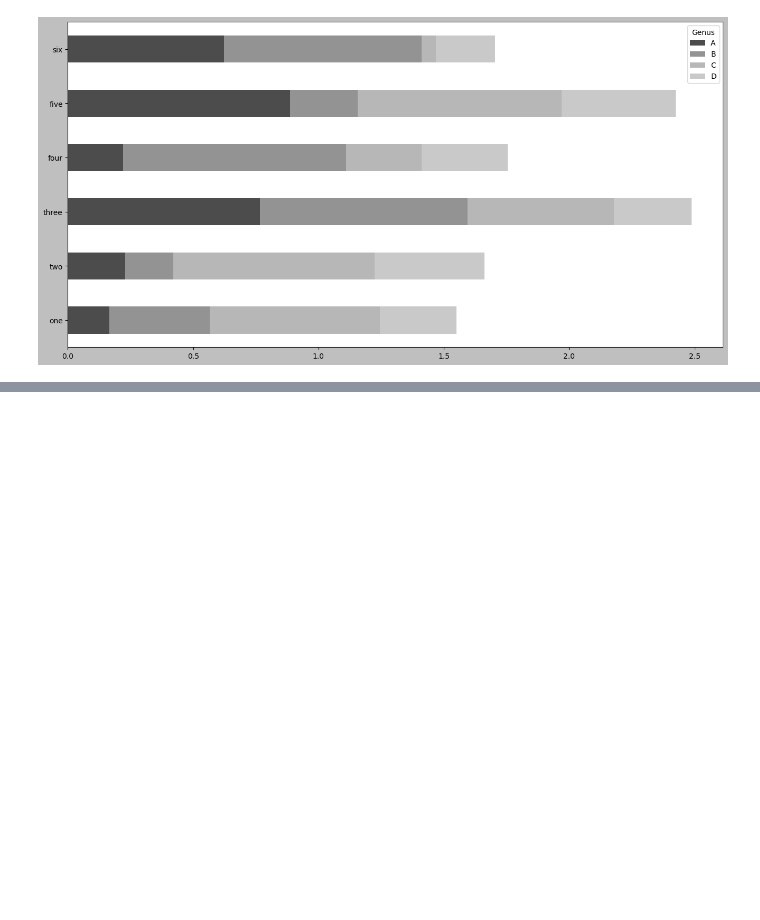
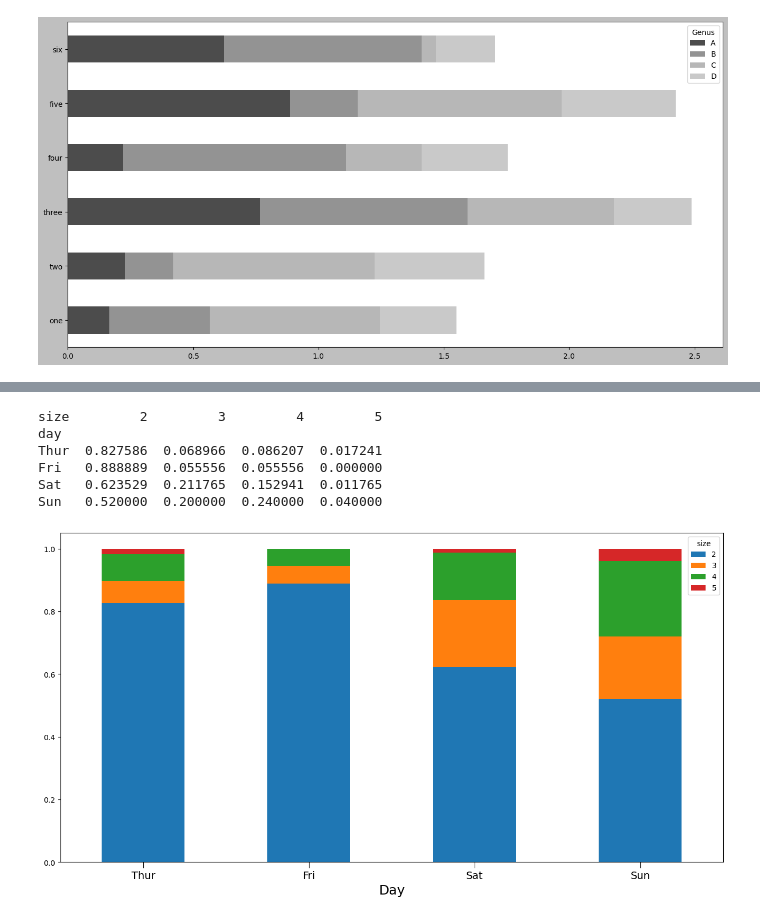
Before and after one commit to almanzanas/DataAnalystsJourney, a Jupyter notebook: python_data_analysis/basics/plotting_visualization.ipynb, the cells around one changed output, grey strips where cells are left out. Drawn from its saved outputs; the diff is of its cells as text; code cells hidden in the pictures; blank space fills up the shorter version.

Commit message:
Finishing visualizations

```diff
--- a/python_data_analysis/basics/plotting_visualization.ipynb
+++ b/python_data_analysis/basics/plotting_visualization.ipynb
@@ -28,12 +37,17 @@ matplotlib documentation: https://matplotlib.org/
 # %%
 import numpy as np
 import pandas as pd
-import matplotlib.pyplot as plt # Convention for matplotlib
+import seaborn as sns
+import matplotlib.pyplot as plt
 import warnings
 from datetime import datetime
+from sinfo import sinfo
 
+warnings.filterwarnings("ignore")
+
+# matplotlib:
 %matplotlib inline
-warnings.filterwarnings("ignore")
+plt.rc("figure", figsize=(16,8))
 # %% [markdown]
 ## A Brief matplotlib API Primer
 # %%
@@ -428,0 +422,5 @@ None
+# %%
+with open("datasets/tips.csv") as file:
+    tips = pd.read_csv(file)
+
+tips.info()
@@ -428,0 +450,6 @@ None
+# %%
+party_counts = pd.crosstab(tips["day"], tips["size"])
+
+party_counts = party_counts.reindex(index=["Thur", "Fri", "Sat", "Sun"])
+
+party_counts
@@ -428,0 +463,25 @@ None
+# %%
+"""
+    Removing columns 1 and 6 because are less representative.
+    Then, normalize the values to sum 1 per row.
+    And make the plot.
+"""
+party_counts = party_counts.loc[:, 2:5]
+
+party_pcts = party_counts.div(party_counts.sum(axis="columns"), axis="index")
+print(party_pcts)
+
+# Visualization
+fig, ax = plt.subplots()
+party_pcts.plot.bar(ax=ax, stacked=True)
+
+ax.set_xlabel("Day", fontsize=18)
+ax.tick_params(axis='x', rotation=0, labelsize=14, size=8);
+# %% [output]
+size         2         3         4         5
+day
+Thur  0.827586  0.068966  0.086207  0.017241
+Fri   0.888889  0.055556  0.055556  0.000000
+Sat   0.623529  0.211765  0.152941  0.011765
+Sun   0.520000  0.200000  0.240000  0.040000
+[figure, added]
```
Also changed, not shown: parts of 26 cells of this notebook.
